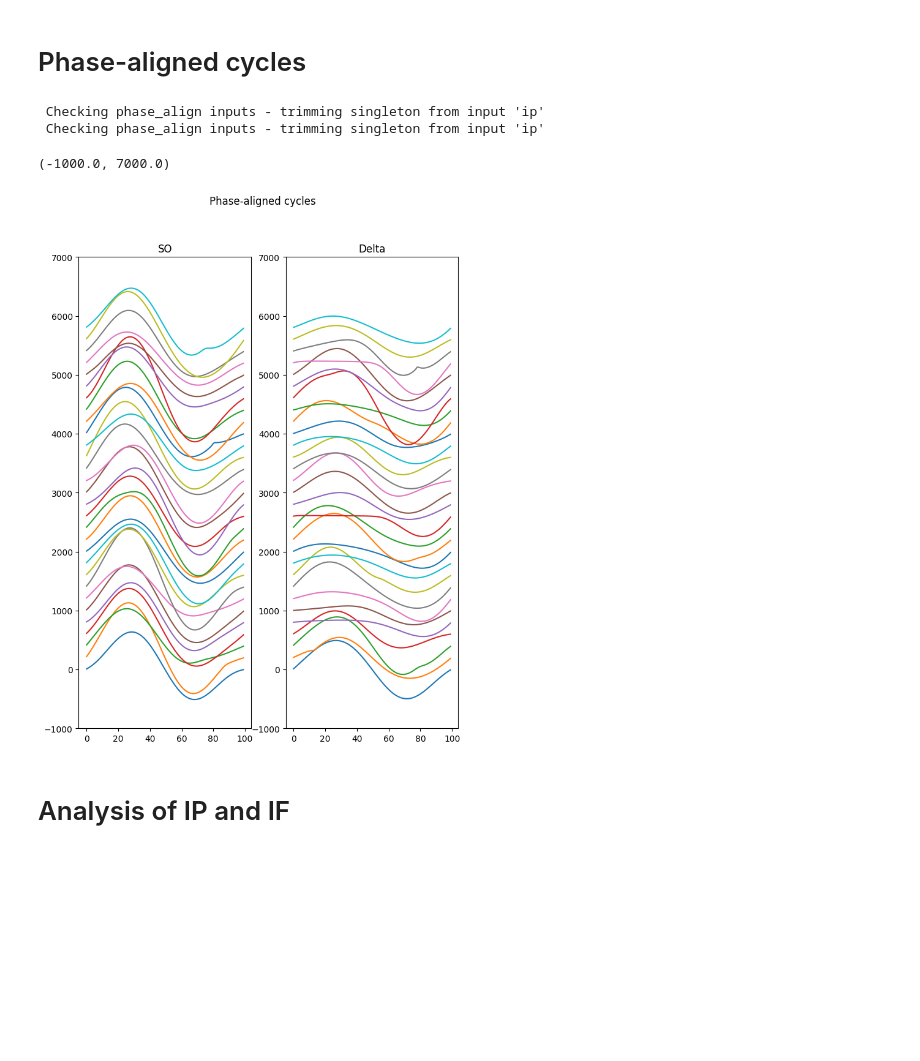
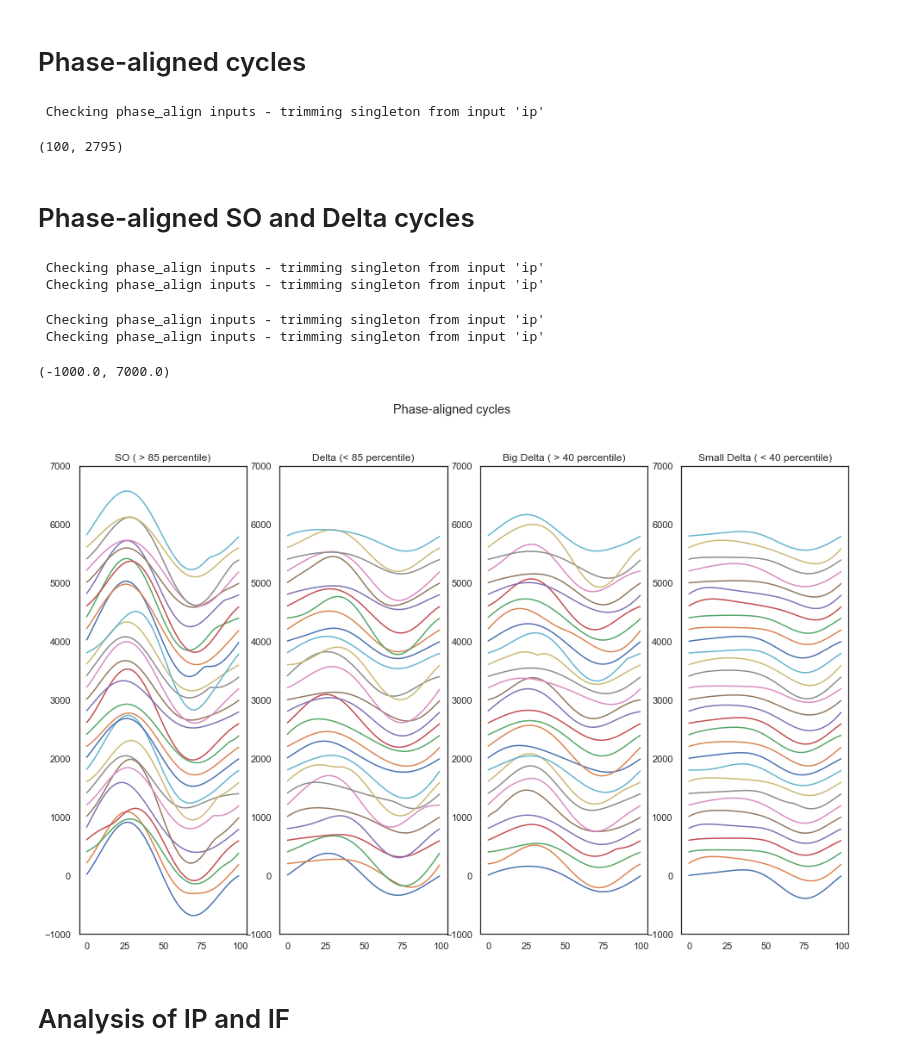
Before and after one commit to AbdelRayan/AutomaticSleepScoring, a Jupyter notebook: Nikhil/Delta_Detection.ipynb, the cells around one changed output. Drawn from its saved outputs; the diff is of its cells as text; code cells hidden in the pictures; blank space fills up the shorter version.

```diff
--- a/Nikhil/Delta_Detection.ipynb
+++ b/Nikhil/Delta_Detection.ipynb
@@ -316,7 +292,7 @@ conditions = ['is_good==1',
               f'peak_values>={peak_thresh}',
               f'trough_values<={trough_thresh}',
               ]
-so_cycles = get_cycles_with_conditions(cycles, fs, conditions)
+so_cycles = get_cycles_with_conditions(cycles, conditions)
 # %%
 conditions = ['is_good==1',
               # f'max_amp>{amp_thresh}',
@@ -325,4 +301,4 @@ conditions = ['is_good==1',
               f'peak_values<{peak_thresh}',
               f'trough_values<={trough_thresh}',
               ]
-delta_cycles = get_cycles_with_conditions(cycles, fs, conditions)
+delta_cycles = get_cycles_with_conditions(cycles, conditions)
@@ -329,3 +315,13 @@ delta_cycles = get_cycles_with_conditions(cycles, fs, conditions)
+# %%
+conditions = ['is_good==1',
+              # f'max_amp>{amp_thresh}',
+              f'duration_samples<{lo_freq_duration}',
+              f'duration_samples>{hi_freq_duration}',
+              f'peak_values<{peak_thresh}',
+              f'trough_values<={trough_thresh}',
+              f'peak_values<={delta_peak_thresh}',
+              ]
+small_delta_cycles = get_cycles_with_conditions(delta_cycles, conditions)
 # %%
 metrics_so = so_cycles.get_metric_dataframe(subset=True)
 metrics_delta = delta_cycles.get_metric_dataframe(subset=True)
@@ -405,5 +401,14 @@ for i in cycles_to_plot_delta:
 # %% [markdown]
 # Phase-aligned cycles
+# %%
+all_waveforms, _ = emd.cycles.phase_align(IP, nrem_filtered_data,
+                                                            cycles=all_cycles.iterate(through='subset'), npoints=100)
+all_waveforms.shape
+# %% [output]
+ Checking phase_align inputs - trimming singleton from input 'ip'
+(100, 2795)
+# %% [markdown]
+# Phase-aligned SO and Delta cycles
 # %%
 so_waveforms, _ = emd.cycles.phase_align(IP, nrem_filtered_data,
                                                             cycles=so_cycles.iterate(through='subset'), npoints=100)
@@ -412,31 +417,59 @@ delta_waveforms, _ = emd.cycles.phase_align(IP, nrem_filtered_data,
 # %% [output]
  Checking phase_align inputs - trimming singleton from input 'ip'
  Checking phase_align inputs - trimming singleton from input 'ip'
+# %%
+big_delta_waveforms, _ = emd.cycles.phase_align(IP, nrem_filtered_data,
+                                                            cycles=big_delta_cycles.iterate(through='subset'), npoints=100)
+small_delta_waveforms, _ = emd.cycles.phase_align(IP, nrem_filtered_data,
+                                                            cycles=small_delta_cycles.iterate(through='subset'), npoints=100)
+# %% [output]
+ Checking phase_align inputs - trimming singleton from input 'ip'
+ Checking phase_align inputs - trimming singleton from input 'ip'
 # %%
-plt.figure(figsize=(8,10))
+plt.figure(figsize=(16,10), facecolor='white')
 plt.suptitle("Phase-aligned cycles")
-plt.subplot(1, 2, 1)
-plt.title('SO')
+plt.subplot(1, 4, 1)
+plt.title('SO ( > 85 percentile)')
 # plt.yticks([])
 start = 0
 cycles_to_plot = np.random.randint(1, so_waveforms.shape[1], 30)
 for i in cycles_to_plot:
   plt.plot(so_waveforms[:,i]+start)
   start += 200
 plt.ylim((-1000, 7000))
 
-plt.subplot(1, 2, 2)
-plt.title('Delta')
+plt.subplot(1, 4, 2)
+plt.title('Delta (< 85 percentile)')
 # plt.yticks([])
 start = 0
 cycles_to_plot = np.random.randint(1, delta_waveforms.shape[1], 30)
 for i in cycles_to_plot:
   plt.plot(delta_waveforms[:,i]+start)
   start += 200
 plt.ylim((-1000, 7000))
+
+plt.subplot(1, 4, 3)
+plt.title('Big Delta ( > 40 percentile)')
+# plt.yticks([])
+start = 0
+cycles_to_plot = np.random.randint(1, big_delta_waveforms.shape[1], 30)
+for i in cycles_to_plot:
+  plt.plot(big_delta_waveforms[:,i]+start)
+  start += 200
+plt.ylim((-1000, 7000))
+
+plt.subplot(1, 4, 4)
+plt.title('Small Delta ( < 40 percentile)')
+# plt.yticks([])
+start = 0
+cycles_to_plot = np.random.randint(1, small_delta_waveforms.shape[1], 30)
+for i in cycles_to_plot:
+  plt.plot(small_delta_waveforms[:,i]+start)
+  start += 200
+plt.ylim((-1000, 7000))
 # %% [output]
 (-1000.0, 7000.0)
-[figure, old version]
+[figure, new version]
 # %% [markdown]
 # Analysis of IP and IF
 # %%
```
Also changed, not shown: parts of 83 cells of this notebook.
